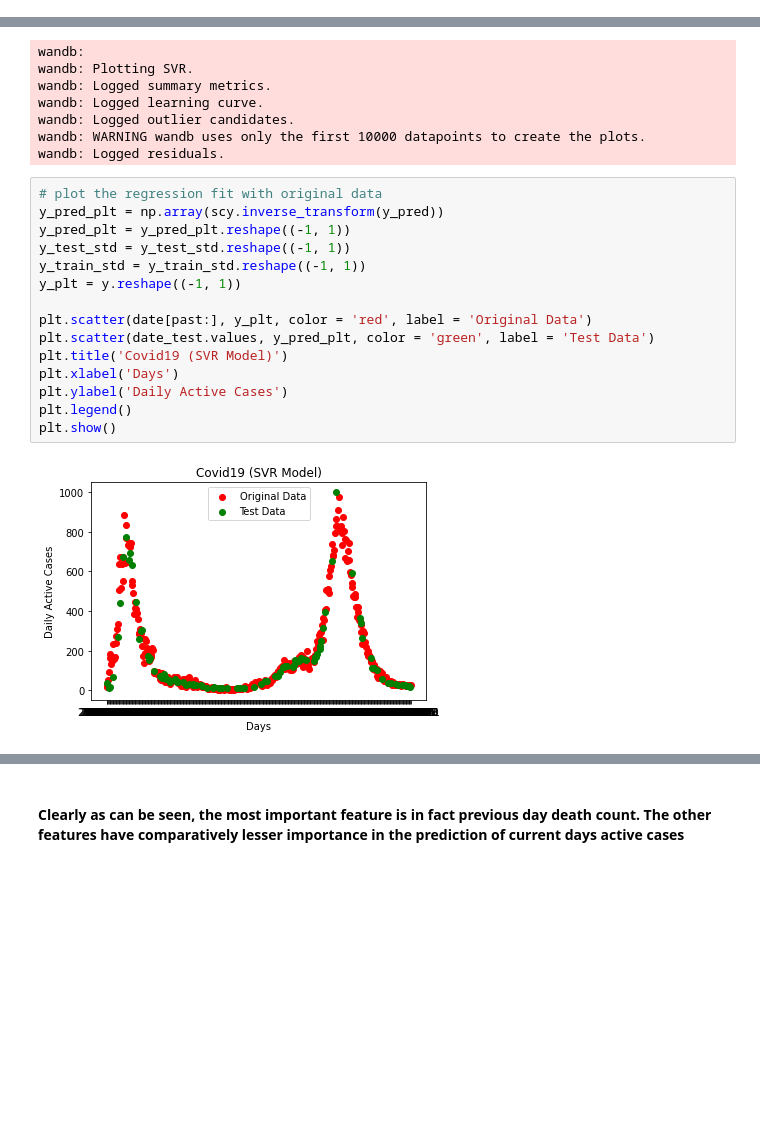
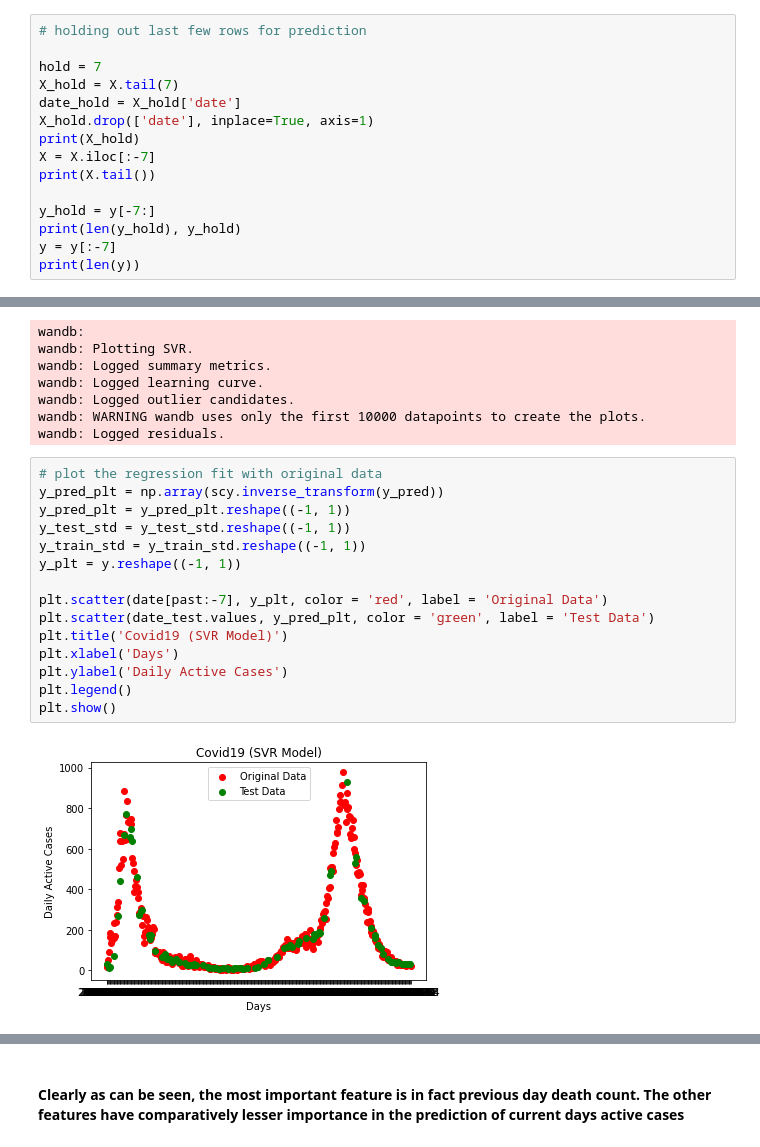
Before and after one commit to ChetanKhanna/MajorProj-ML, a Jupyter notebook: src/FinalSubmit.ipynb, the cells around one changed output, grey strips where cells are left out. Saved outputs shown, nothing was run; the diff lists cells and outputs as text; blank space fills up the shorter version.

```diff
--- a/src/FinalSubmit.ipynb
+++ b/src/FinalSubmit.ipynb
@@ -162,0 +219,15 @@ We set out to identify the relationship b/w "new deaths" per day and "active cas
+# %%
+# holding out last few rows for prediction
+
+hold = 7
+X_hold = X.tail(7)
+date_hold = X_hold['date']
+X_hold.drop(['date'], inplace=True, axis=1)
+print(X_hold)
+X = X.iloc[:-7]
+print(X.tail())
+
+y_hold = y[-7:]
+print(len(y_hold), y_hold)
+y = y[:-7]
+print(len(y))
@@ -317,20 +360,20 @@ wandb: Logged residuals.
 # %%
 # plot the regression fit with original data
 y_pred_plt = np.array(scy.inverse_transform(y_pred))
 y_pred_plt = y_pred_plt.reshape((-1, 1))
 y_test_std = y_test_std.reshape((-1, 1))
 y_train_std = y_train_std.reshape((-1, 1))
 y_plt = y.reshape((-1, 1))
 
-plt.scatter(date[past:], y_plt, color = 'red', label = 'Original Data')
+plt.scatter(date[past:-7], y_plt, color = 'red', label = 'Original Data')
 plt.scatter(date_test.values, y_pred_plt, color = 'green', label = 'Test Data')
 plt.title('Covid19 (SVR Model)')
 plt.xlabel('Days')
 plt.ylabel('Daily Active Cases')
 plt.legend()
 plt.show()
 # %% [output]
-[figure, old version]
+[figure, new version]
 # %%
 # extracting feature importance
 # NOTE: We cannot extract feature importance from a SRV model since the feautures
```
Also changed, not shown: parts of 18 cells of this notebook, 1 other file.
